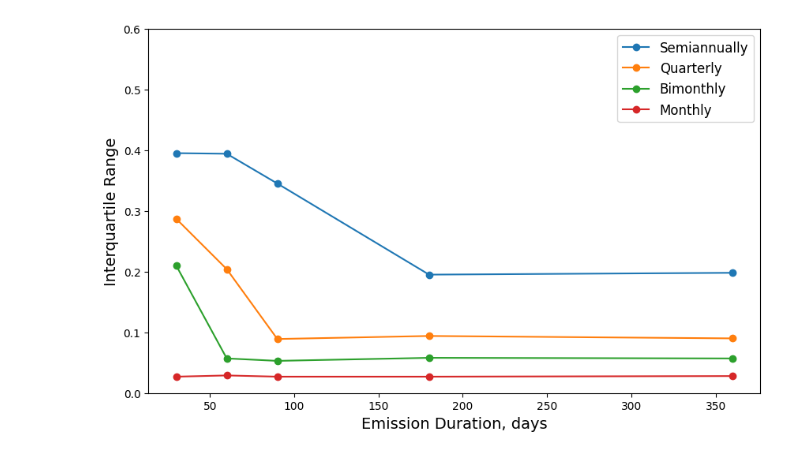
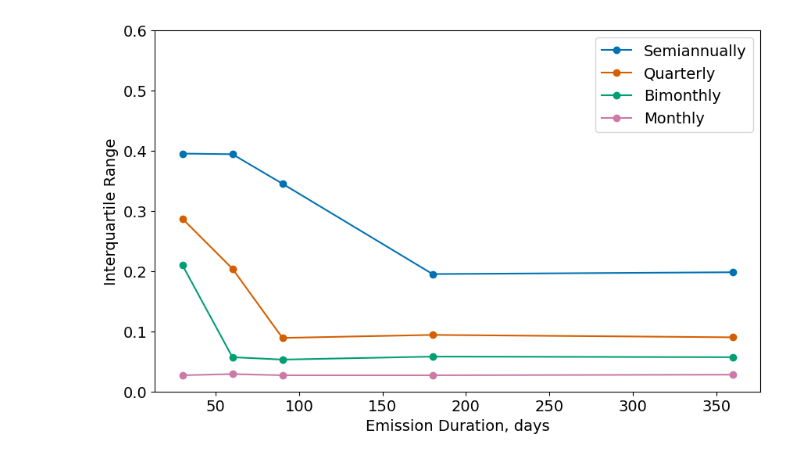
Before and after one commit to HJJJJX/Figure-Plotting, a Jupyter notebook: Published.ipynb, the cells around one changed output. Cells and saved outputs as stored; diff of their text form; code cells hidden in the pictures.

```diff
--- a/Published.ipynb
+++ b/Published.ipynb
@@ -231,33 +253,41 @@ plt.show()
 # %%
 import matplotlib.pyplot as plt
 import numpy as np
 
 # Provided data
 x_values = [[360, 180, 90, 60, 30], [360, 180, 90, 60, 30], [360, 180, 90, 60, 30], [360, 180, 90, 60, 30]]
 
 # Calculate 25th and 75th percentiles
 percentile_25 = [
     [19.6,7.9,-6.0,-10.5,-13.5], [10.4,4.8,0.9,-4.4,-10.9], [6.6,3.5,-2.2,-0.0,-7.3], [2.6,1.2,-0.0,-0.4,-0.3]]
 percentile_75 = [
     [39.4,27.4,28.5,28.9,26.0], [19.4,14.2,9.8,16.0,17.8], [12.3,9.3,3.1,5.7,13.7], [5.4,3.9,2.7,2.5,2.4]]
 
 # Convert to numpy arrays for easier manipulation
 percentile_25 = np.array(percentile_25)
 percentile_75 = np.array(percentile_75)
 
 # Calculate the interquartile range (IQR)
-difference = (100 + (percentile_75 - percentile_25)) / 100 -1
+difference = (100 + (percentile_75 - percentile_25)) / 100 - 1
 
 # Plotting
 plt.figure(figsize=(10, 6))
+
+# Color-blind friendly colors
+colors = ['#0072B2', '#D55E00', '#009E73', '#CC79A7']  # Blue, Orange, Green, Purple
+
 labels = ["Semiannually", "Quarterly", "Bimonthly", "Monthly"]
 for i in range(difference.shape[0]):
-    plt.plot(x_values[i], difference[i], marker='o', label=labels[i])
+    plt.plot(x_values[i], difference[i], marker='o', color=colors[i], label=labels[i])
+
+# Customize tick labels
+plt.xticks(fontsize=14)  # Change x-axis tick label font size and rotate 45 degrees
+plt.yticks(fontsize=14)  # Change y-axis tick label font size
 
 plt.xlabel('Emission Duration, days', fontsize=14)
 plt.ylabel('Interquartile Range', fontsize=14)
 plt.ylim(0, 0.6)  # Set the y-axis limits
-plt.legend(fontsize=12)
+plt.legend(fontsize=14)
 plt.show()
 # %% [output]
-[figure, old version]
+[figure, new version]
```
Also changed, not shown: parts of 7 cells of this notebook.
